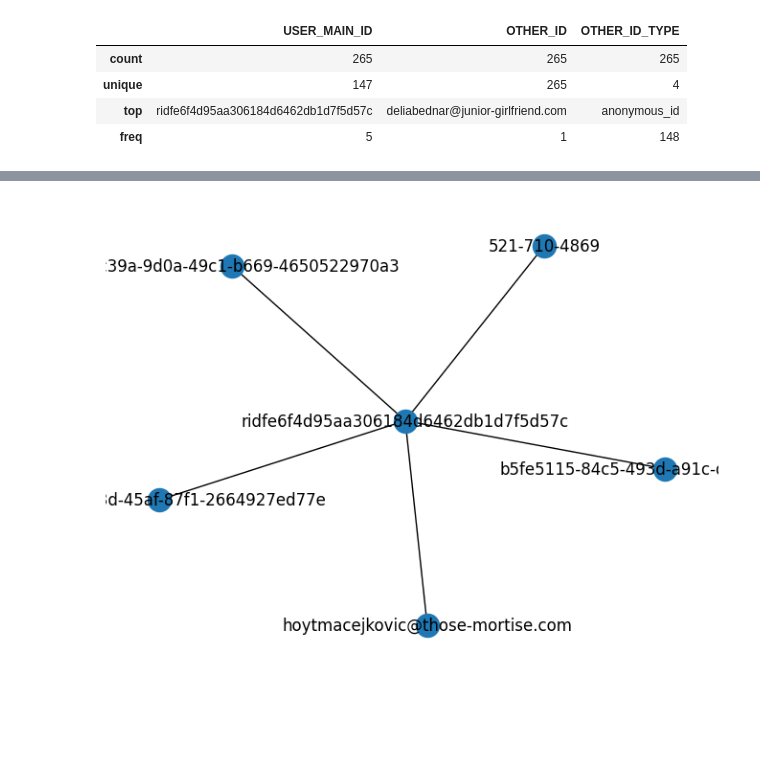
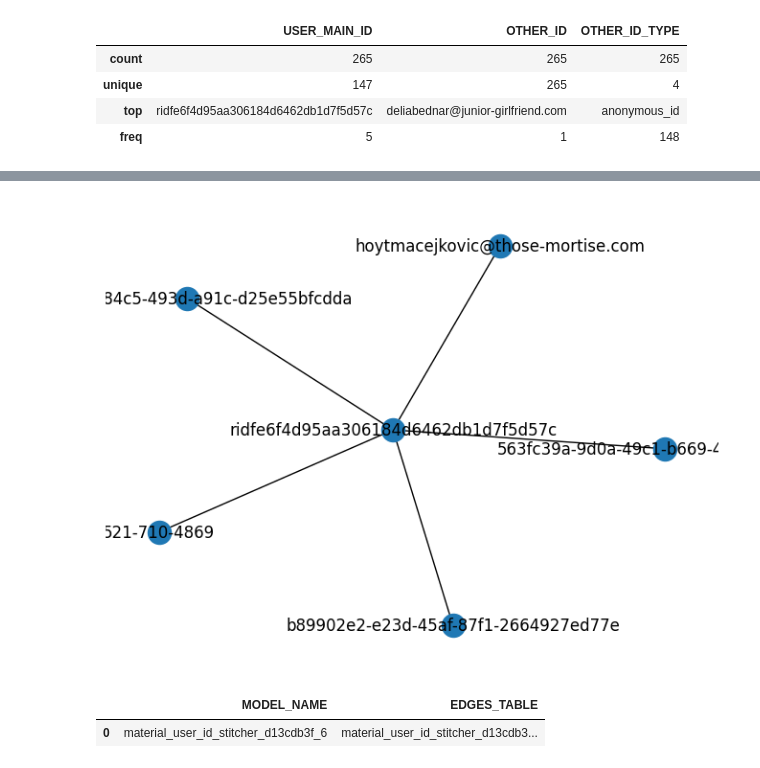
Before and after one commit to esadek/temp, a Jupyter notebook: notebooks/id_graph.ipynb, the cells around one changed output, grey strips where cells are left out. Cells and saved outputs as stored; diff of their text form; code cells hidden in the pictures; blank space fills up the shorter version.

```diff
--- a/notebooks/id_graph.ipynb
+++ b/notebooks/id_graph.ipynb
@@ -72,12 +90,13 @@ id_graph.describe(include=object)
 | top | ridfe6f4d95aa306184d6462db1d7f5d57c | deliabednar@junior-girlfriend.com | anonymous_id |
 | freq | 5 | 1 | 148 |
 # %%
-rudder_id = "USER_MAIN_ID"
+rudder_id = id_graph.columns[0]
+main_ids = id_graph[rudder_id]
 
-print("Profile count:            ", len(id_graph[rudder_id].unique()))
+print("Profile count:            ", len(main_ids.unique()))
 print("ID count:                 ", len(id_graph["OTHER_ID"].unique()))
-print("Average ID count/profile: ", id_graph.groupby(rudder_id)["OTHER_ID"].count().mean())
-print("Maximum ID count/profile: ", id_graph[rudder_id].value_counts().max())
+print("Average ID count/profile: ", "{:.2f}".format(id_graph.groupby(rudder_id)["OTHER_ID"].count().mean()))
+print("Maximum ID count/profile: ", main_ids.value_counts().max())
 # %% [output]
 Profile count:             147
 ID count:                  265
@@ -110,5 +143,5 @@ Name: count, dtype: int64
 # %%
-most_frequent_main_id = id_graph[rudder_id].mode()[0]
+most_frequent_main_id = main_ids.mode()[0]
 id_graph[id_graph[rudder_id] == most_frequent_main_id]
 # %% [output]
 |  | USER_MAIN_ID | OTHER_ID | OTHER_ID_TYPE | VALID_AT | FIRST_SEEN_AT |
@@ -119,15 +152,14 @@ id_graph[id_graph[rudder_id] == most_frequent_main_id]
 | 196 | ridfe6f4d95aa306184d6462db1d7f5d57c | b89902e2-e23d-45af-87f1-2664927ed77e | user_id | 2024-03-13 23:15:15.792 | 2024-03-13 23:15:15.792 |
 # %%
 G = nx.Graph()
-for index, row in id_graph.iterrows():
-    if row[rudder_id] == most_frequent_main_id:
-        G.add_nodes_from([
-            (row[rudder_id], {"type": "main_id"}),
-            (row["OTHER_ID"], {"type": row["OTHER_ID_TYPE"]}),
-        ])
-        G.add_edge(row[rudder_id], row["OTHER_ID"])
+for index, row in id_graph[id_graph[rudder_id] == most_frequent_main_id].iterrows():
+    G.add_nodes_from([
+        (row[rudder_id], {"type": "main_id"}),
+        (row["OTHER_ID"], {"type": row["OTHER_ID_TYPE"]}),
+    ])
+    G.add_edge(row[rudder_id], row["OTHER_ID"])
 
 plt.tight_layout()
 nx.draw(G, pos=nx.spring_layout(G), with_labels=True)
 # %% [output]
-[figure, old version]
+[figure, new version]
@@ -133,0 +180,5 @@ nx.draw(G, pos=nx.spring_layout(G), with_labels=True)
+# %%
+material_names.head()
+# %% [output]
+|  | MODEL_NAME | EDGES_TABLE |
+| 0 | material_user_id_stitcher_d13cdb3f_6 | material_user_id_stitcher_d13cdb3... |
```
Also changed, not shown: parts of 20 cells of this notebook.
